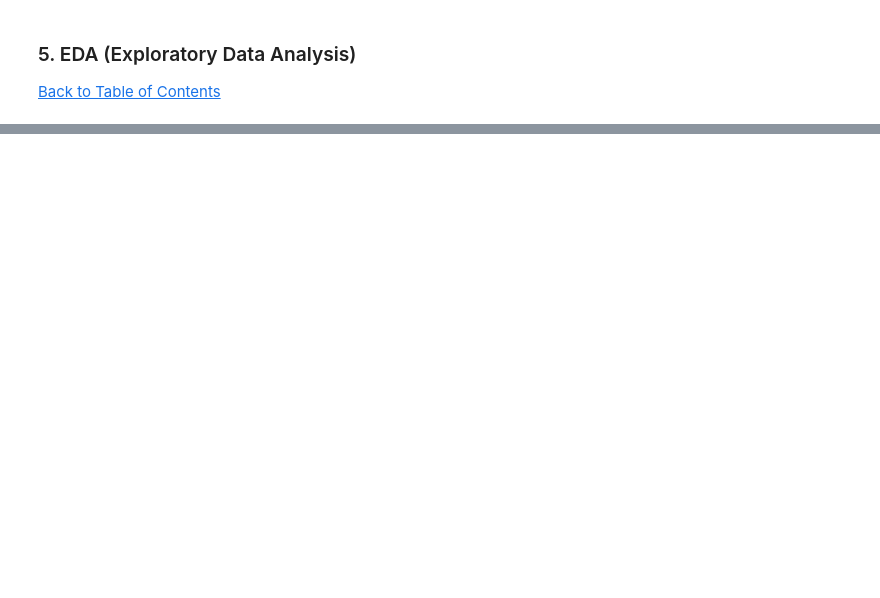
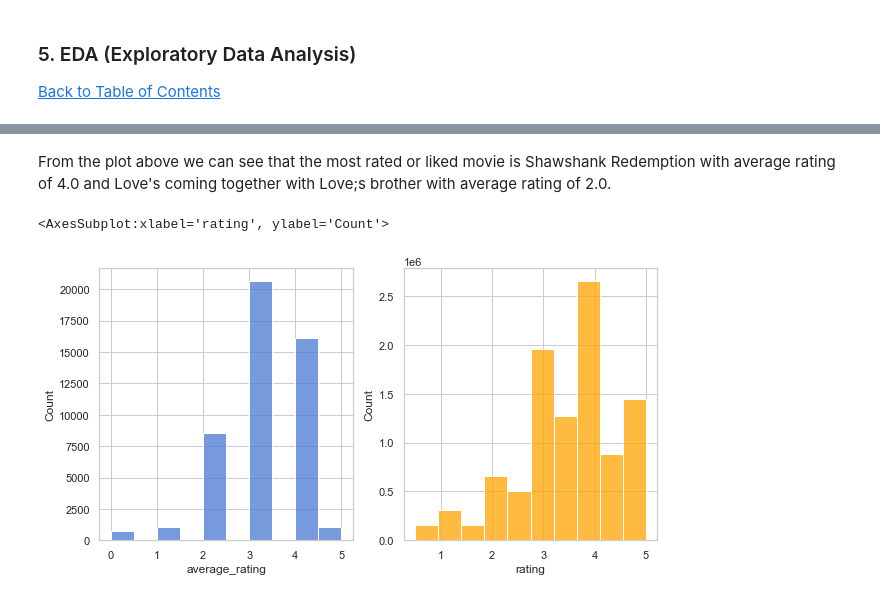
Before and after one commit to CBB6/unsupervised-predict-streamlit-cb3, a Jupyter notebook: unsupervised.ipynb, the cells around one changed output, grey strips where cells are left out. Drawn from its saved outputs; the diff is of its cells as text; code cells hidden in the pictures; blank space fills up the shorter version.

```diff
--- a/unsupervised.ipynb
+++ b/unsupervised.ipynb
@@ -119,0 +318,5 @@ train_df.shape
+# %%
+#To get more insights on the dataframes
+#we will use the original ratings dataframe since new_df has been altered
+movie_df = pd.merge(rating,movies, on  = 'movieId')
+movie_df
@@ -119,0 +337,7 @@ train_df.shape
+# %%
+#dataframe for average rating
+avg_movie_df = movie_df.groupby('title')['rating'].mean().sort_values(ascending = False).reset_index().rename(columns= {'rating': 'average_rating'})
+movies_ranting_count = movie_df.groupby('title')['rating'].count().sort_values(ascending = True).reset_index().rename(columns= {'rating': 'rating_count'})
+#meging the two dataframes
+movies_rating_count_df = movies_ranting_count.merge(round(avg_movie_df,0), on= 'title')
+movies_rating_count_df
@@ -119,0 +358,12 @@ train_df.shape
+# %% [markdown]
+From the plot above we can see that the most rated or liked movie is Shawshank Redemption with average rating of 4.0 and Love's coming together with Love;s brother with average rating of 2.0.
+# %%
+plt.figure(figsize =(10,5))
+plt.subplot(1,2, 1)
+sns.histplot(data= movies_rating_count_df, x= 'average_rating', bins = 10)
+
+plt.subplot(1,2, 2)
+sns.histplot(data= movie_df, x= 'rating', bins = 10, color= 'orange')
+# %% [output]
+<AxesSubplot:xlabel='rating', ylabel='Count'>
+[figure, added]
```
Also changed, not shown: parts of 43 cells of this notebook.
